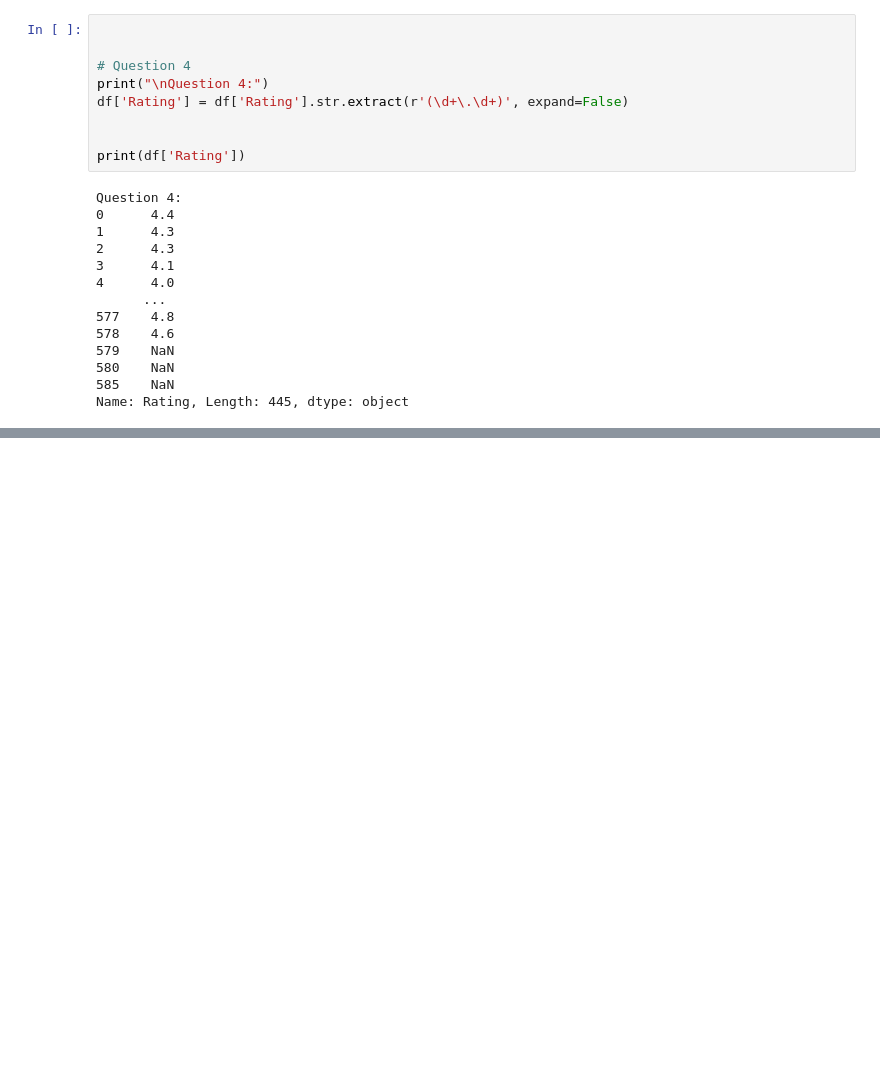
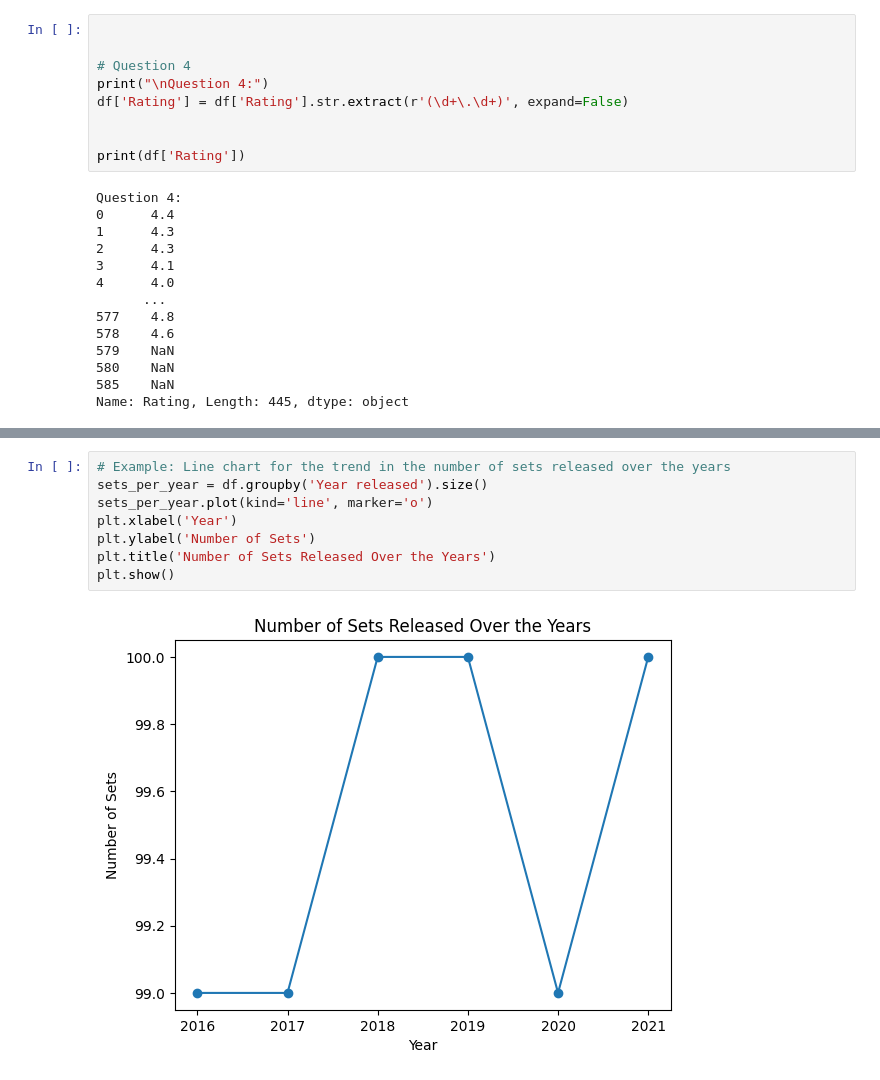
Before and after one commit to KaylumCassidy/BMCA3, a Jupyter notebook: TU912_4_Cassidy_Kaylum_C20323831_LabExam.ipynb, the cells around one changed output, grey strips where cells are left out. Cells and saved outputs as stored; diff of their text form; blank space fills up the shorter version.

```diff
--- a/TU912_4_Cassidy_Kaylum_C20323831_LabExam.ipynb
+++ b/TU912_4_Cassidy_Kaylum_C20323831_LabExam.ipynb
@@ -410,0 +430,10 @@ KeyError: ignored
+# %%
+# Example: Line chart for the trend in the number of sets released over the years
+sets_per_year = df.groupby('Year released').size()
+sets_per_year.plot(kind='line', marker='o')
+plt.xlabel('Year')
+plt.ylabel('Number of Sets')
+plt.title('Number of Sets Released Over the Years')
+plt.show()
+# %% [output]
+[figure, added]
```
Also changed, not shown: parts of 15 cells of this notebook.
